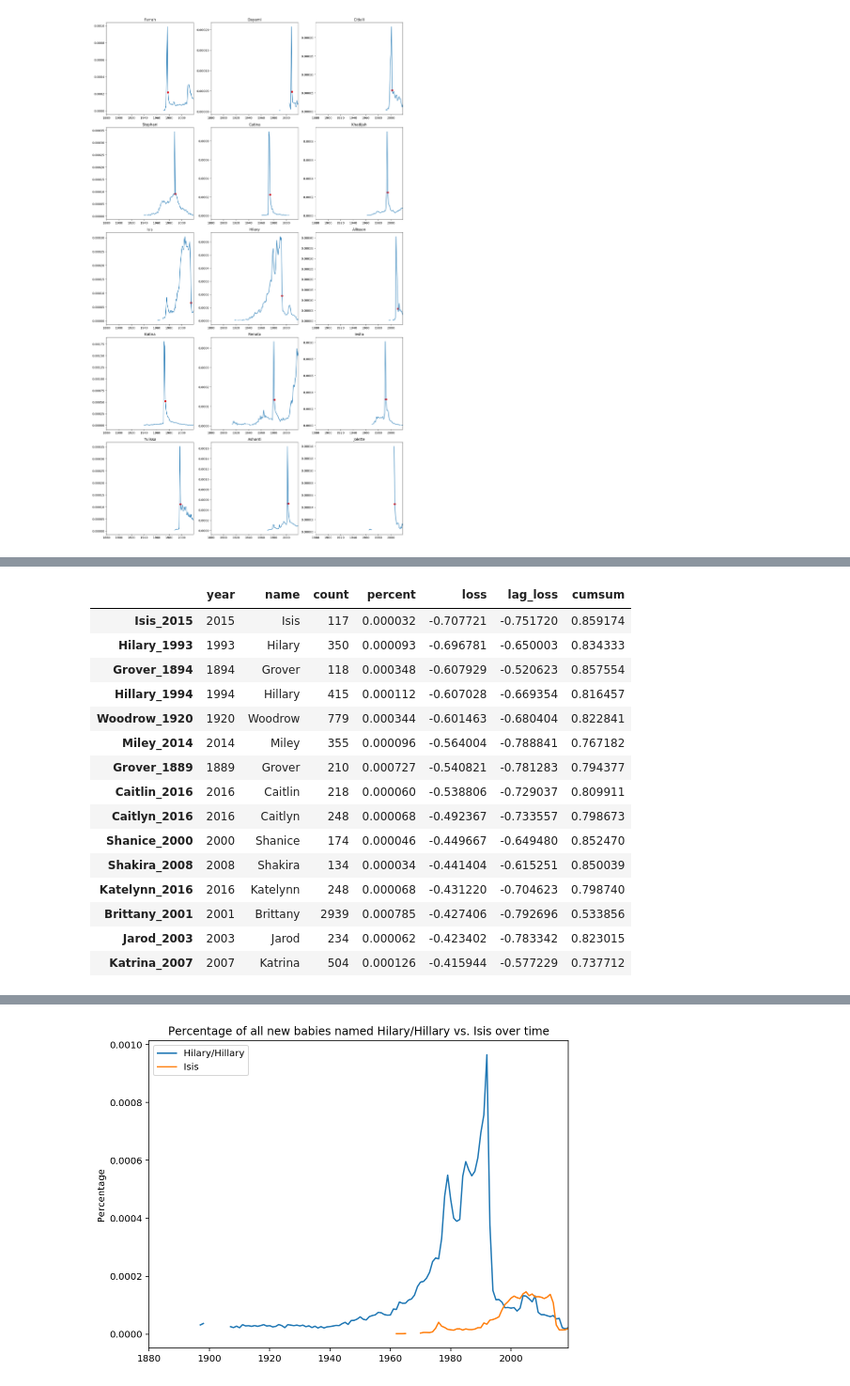
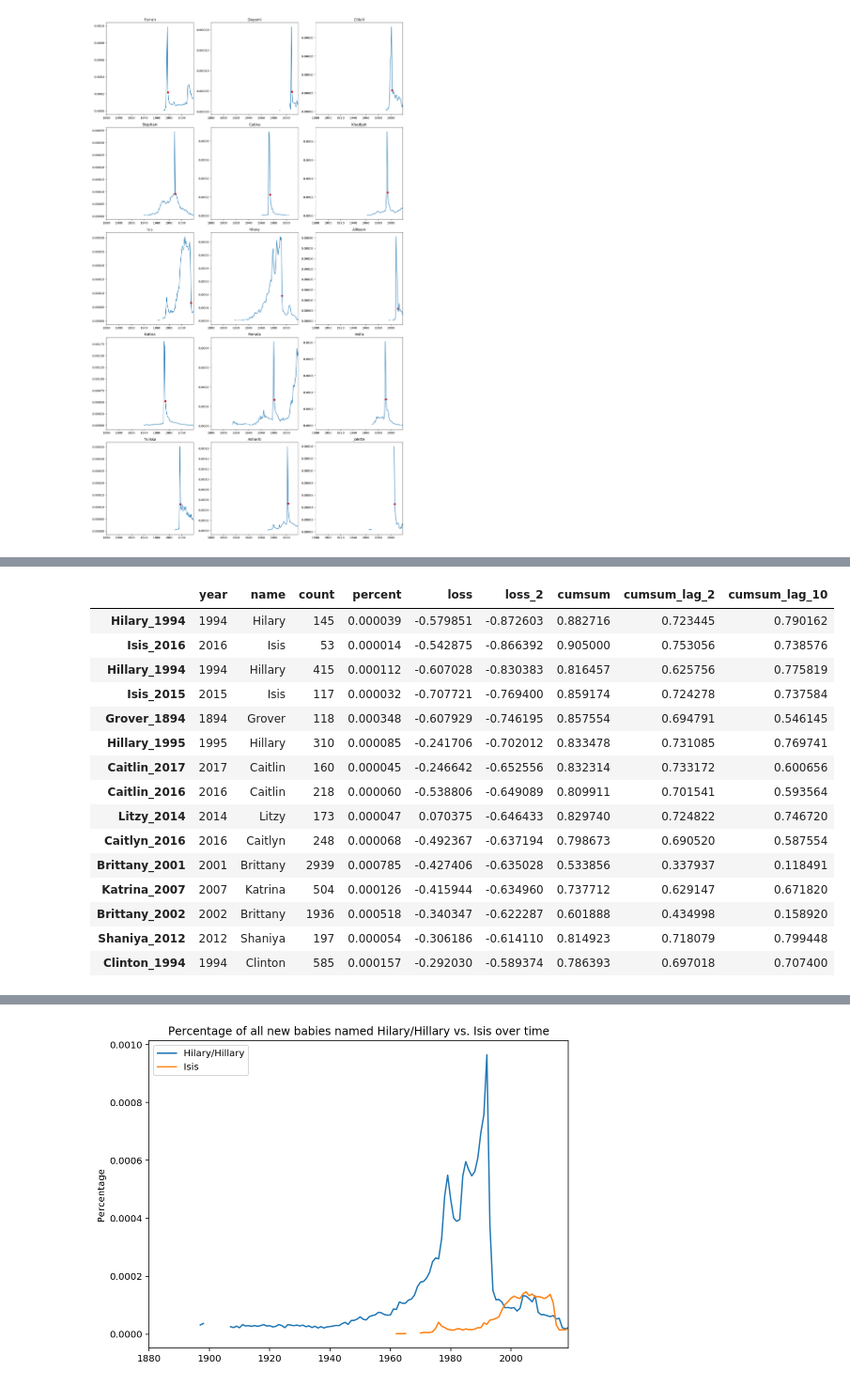
Before and after one commit to williecostello/MostPoisonedName2020, a Jupyter notebook: mostpoisonedname.ipynb, the cells around one changed output, grey strips where cells are left out. Shown at 94% size. Saved outputs shown, nothing was run; the diff lists cells and outputs as text; code cells hidden in the pictures.

```diff
--- a/mostpoisonedname.ipynb
+++ b/mostpoisonedname.ipynb
@@ -531,11 +566,11 @@ df_pctchg = df_pcts.pct_change()
 # Unpivot the percent change dataframe
 df_pctchg_melt = df_pctchg.reset_index().melt(id_vars='year', value_name='loss')
 
-# Calculate the 5-year percent change in yearly percentage
-df_pctchg_5 = df_pcts.pct_change(periods=5)
+# Calculate the 2-year percent change in yearly percentage
+df_pctchg_2 = df_pcts.pct_change(periods=2)
 
-# Unpivot the 5-year percent change dataframe
-df_pctchg_5_melt = df_pctchg_5.reset_index().melt(id_vars='year', value_name='lag_loss')
+# Unpivot the 2-year percent change dataframe
+df_pctchg_2_melt = df_pctchg_2.reset_index().melt(id_vars='year', value_name='loss_2')
 # %%
 # 1. Create a master dataframe
 
@@ -545,16 +580,16 @@ df_a = df_count.copy()
 # Unpivot the percentages dataframe
 df_b = df_pcts.reset_index().melt(id_vars='year', value_name='percent')
 
-# Add columns for the 1-year and 5-year percent change
+# Add columns for the 1-year, 2-year, and 5-year percent change
 df_b['loss'] = df_pctchg_melt['loss']
-df_b['lag_loss'] = df_pctchg_5_melt['lag_loss']
+df_b['loss_2'] = df_pctchg_2_melt['loss_2']
 
 # Change the index of these dataframe to each row's name/year pair
 df_a.index = df_a['name'] + '_' + df_a['year'].astype(str)
 df_b.index = df_b['name'] + '_' + df_b['year'].astype(str)
 
 # Join the dataframes together
-df = df_a.join(df_b[['percent', 'loss', 'lag_loss']])
+df = df_a.join(df_b[['percent', 'loss', 'loss_2']])
 # %%
 # 2. Add cumulative sum column
 
@@ -575,27 +610,50 @@ for year in years:
 
 # Add cumsum column to master dataframe
 df['cumsum'] = cumsum_col
+# %%
+# 2.5 Add columns listing each name's cumulative sum value from two & ten years prior
+
+# Create a pivot table listing the cumulative sum of each name for each year
+df_cumsum_pivot = pd.pivot_table(df, values='cumsum', index='year', columns='name')
+
+# Change value to name's cumulative sum value from two / ten years prior
+df_cumsum_pivot_lag_2 = df_cumsum_pivot.shift(periods=2)
+df_cumsum_pivot_lag_10 = df_cumsum_pivot.shift(periods=10)
+
+# Unpivot the 2- / 10-years-prior cumulative sum dataframes
+df_cumsum_lag_2 = df_cumsum_pivot_lag_2.reset_index().melt(id_vars='year', value_name='cumsum_lag_2')
+df_cumsum_lag_10 = df_cumsum_pivot_lag_10.reset_index().melt(id_vars='year', value_name='cumsum_lag_10')
+
+# Combine these dataframes into a single dataframe
+df_c = df_cumsum_lag_2.copy()
+df_c['cumsum_lag_10'] = df_cumsum_lag_10['cumsum_lag_10']
+
+# Change the index of this dataframe to each row's name/year pair
+df_c.index = df_c['name'] + '_' + df_c['year'].astype(str)
+
+# Join new columns to master dataframe
+df = df.join(df_c[['cumsum_lag_2', 'cumsum_lag_10']])
 # %%
-# 3. Filter out names that fall below the 14th percentile
-df_filtered = df[(df['cumsum'] <= 0.86) & (df['lag_loss'] < -0.5)]
+# 3. Filter out unpopular & fad names
+df_filtered = df[(df['cumsum_lag_2'] <= .76) & (df['cumsum_lag_10'] <= 0.80)]
 # %%
 # 4. Sort dataframe by percent change
-df_filtered.sort_values('loss').head(15)
+df_filtered.sort_values('loss_2').head(15)
 # %% [output]
-|  | year | name | count | percent | loss | lag_loss | cumsum |
-| Isis_2015 | 2015 | Isis | 117 | 0.000032 | -0.707721 | -0.751720 | 0.859174 |
-| Hilary_1993 | 1993 | Hilary | 350 | 0.000093 | -0.696781 | -0.650003 | 0.834333 |
-| Grover_1894 | 1894 | Grover | 118 | 0.000348 | -0.607929 | -0.520623 | 0.857554 |
-| Hillary_1994 | 1994 | Hillary | 415 | 0.000112 | -0.607028 | -0.669354 | 0.816457 |
-| Woodrow_1920 | 1920 | Woodrow | 779 | 0.000344 | -0.601463 | -0.680404 | 0.822841 |
-| Miley_2014 | 2014 | Miley | 355 | 0.000096 | -0.564004 | -0.788841 | 0.767182 |
-| Grover_1889 | 1889 | Grover | 210 | 0.000727 | -0.540821 | -0.781283 | 0.794377 |
-| Caitlin_2016 | 2016 | Caitlin | 218 | 0.000060 | -0.538806 | -0.729037 | 0.809911 |
-| Caitlyn_2016 | 2016 | Caitlyn | 248 | 0.000068 | -0.492367 | -0.733557 | 0.798673 |
-| Shanice_2000 | 2000 | Shanice | 174 | 0.000046 | -0.449667 | -0.649480 | 0.852470 |
-| Shakira_2008 | 2008 | Shakira | 134 | 0.000034 | -0.441404 | -0.615251 | 0.850039 |
-| Katelynn_2016 | 2016 | Katelynn | 248 | 0.000068 | -0.431220 | -0.704623 | 0.798740 |
-| Brittany_2001 | 2001 | Brittany | 2939 | 0.000785 | -0.427406 | -0.792696 | 0.533856 |
-| Jarod_2003 | 2003 | Jarod | 234 | 0.000062 | -0.423402 | -0.783342 | 0.823015 |
-| Katrina_2007 | 2007 | Katrina | 504 | 0.000126 | -0.415944 | -0.577229 | 0.737712 |
+|  | year | name | count | percent | loss | loss_2 | cumsum | cumsum_lag_2 | cumsum_lag_10 |
+| Hilary_1994 | 1994 | Hilary | 145 | 0.000039 | -0.579851 | -0.872603 | 0.882716 | 0.723445 | 0.790162 |
+| Isis_2016 | 2016 | Isis | 53 | 0.000014 | -0.542875 | -0.866392 | 0.905000 | 0.753056 | 0.738576 |
+| Hillary_1994 | 1994 | Hillary | 415 | 0.000112 | -0.607028 | -0.830383 | 0.816457 | 0.625756 | 0.775819 |
+| Isis_2015 | 2015 | Isis | 117 | 0.000032 | -0.707721 | -0.769400 | 0.859174 | 0.724278 | 0.737584 |
+| Grover_1894 | 1894 | Grover | 118 | 0.000348 | -0.607929 | -0.746195 | 0.857554 | 0.694791 | 0.546145 |
+| Hillary_1995 | 1995 | Hillary | 310 | 0.000085 | -0.241706 | -0.702012 | 0.833478 | 0.731085 | 0.769741 |
+| Caitlin_2017 | 2017 | Caitlin | 160 | 0.000045 | -0.246642 | -0.652556 | 0.832314 | 0.733172 | 0.600656 |
+| Caitlin_2016 | 2016 | Caitlin | 218 | 0.000060 | -0.538806 | -0.649089 | 0.809911 | 0.701541 | 0.593564 |
+| Litzy_2014 | 2014 | Litzy | 173 | 0.000047 | 0.070375 | -0.646433 | 0.829740 | 0.724822 | 0.746720 |
+| Caitlyn_2016 | 2016 | Caitlyn | 248 | 0.000068 | -0.492367 | -0.637194 | 0.798673 | 0.690520 | 0.587554 |
+| Brittany_2001 | 2001 | Brittany | 2939 | 0.000785 | -0.427406 | -0.635028 | 0.533856 | 0.337937 | 0.118491 |
+| Katrina_2007 | 2007 | Katrina | 504 | 0.000126 | -0.415944 | -0.634960 | 0.737712 | 0.629147 | 0.671820 |
+| Brittany_2002 | 2002 | Brittany | 1936 | 0.000518 | -0.340347 | -0.622287 | 0.601888 | 0.434998 | 0.158920 |
+| Shaniya_2012 | 2012 | Shaniya | 197 | 0.000054 | -0.306186 | -0.614110 | 0.814923 | 0.718079 | 0.799448 |
+| Clinton_1994 | 1994 | Clinton | 585 | 0.000157 | -0.292030 | -0.589374 | 0.786393 | 0.697018 | 0.707400 |
 # %%
```
Also changed, not shown: parts of 12 cells of this notebook.
